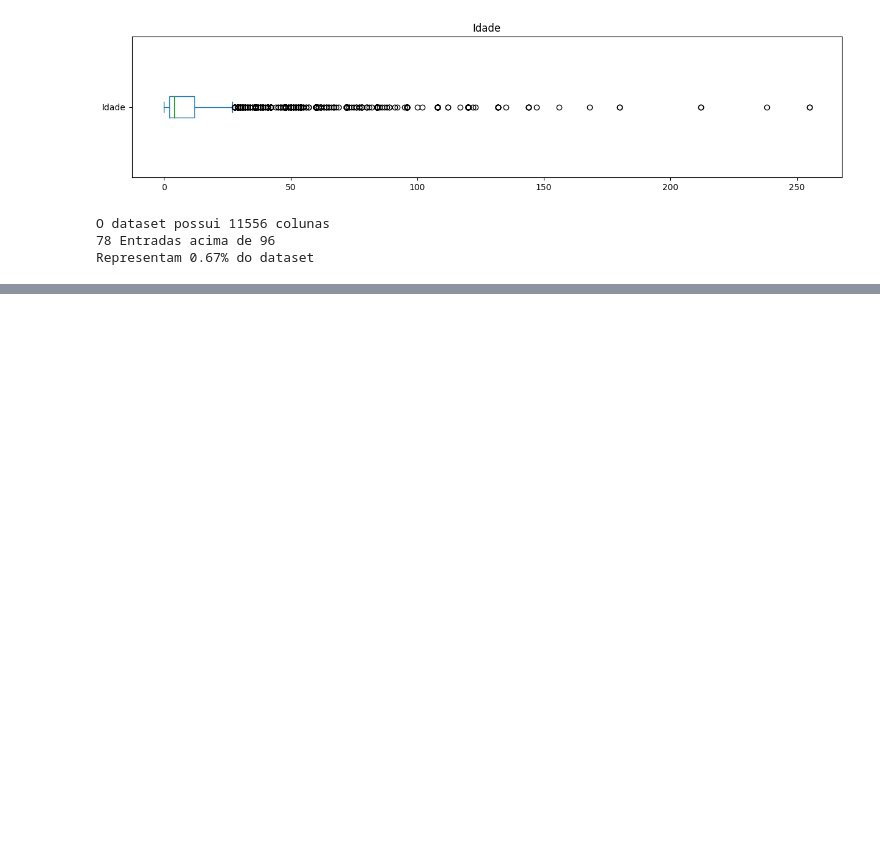
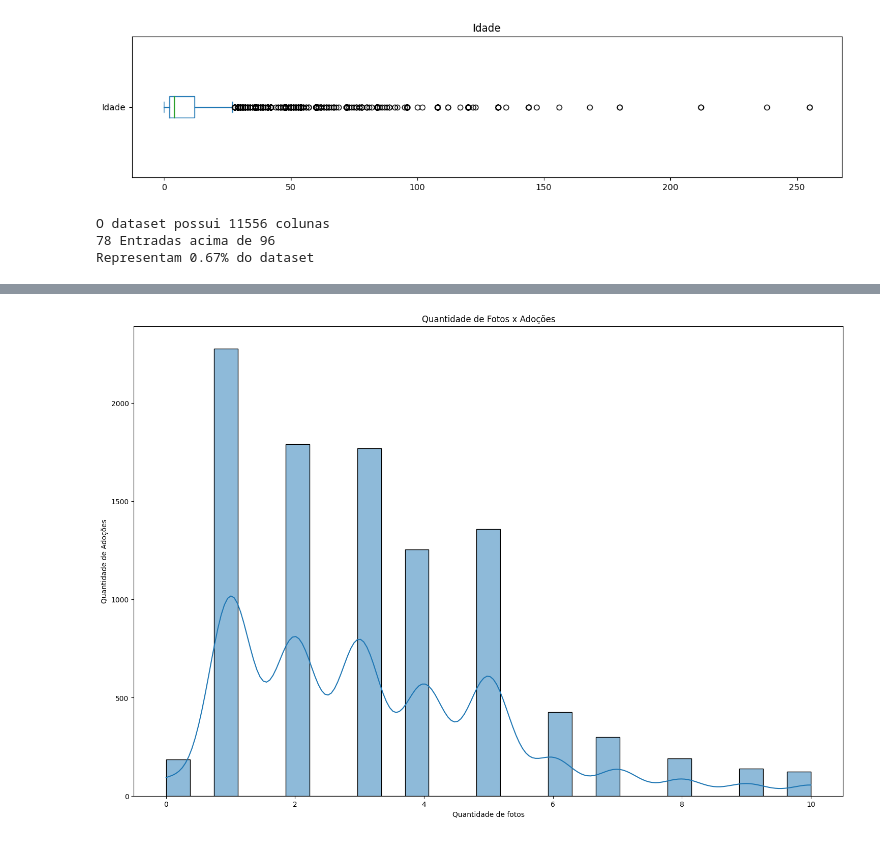
Before and after one commit to leaop/Graduation, a Jupyter notebook: 3 semestre/analise de dados/prova_pet.ipynb, the cells around one changed output, grey strips where cells are left out. Drawn from its saved outputs; the diff is of its cells as text; code cells hidden in the pictures; blank space fills up the shorter version.

```diff
--- a/3 semestre/analise de dados/prova_pet.ipynb
+++ b/3 semestre/analise de dados/prova_pet.ipynb
@@ -326,3 +341,11 @@ print("Representam {:.2f}% do dataset".format((len(df[df.Idade > 96]) / df.shape
 O dataset possui 11556 colunas
 78 Entradas acima de 96
 Representam 0.67% do dataset
+# %%
+df_clean = df.copy()
+
+df_clean.drop(df_clean[df_clean.Idade > 27].index, axis=0, inplace=True)
+df_clean.drop(df_clean[df_clean.QuantidadeFotos > 10].index, axis=0, inplace=True)
+
+print('Shape antes da limpeza: ', df.shape)
+print('Shape após a limpeza: ',df_clean.shape)
@@ -341,0 +368,13 @@ NameError: name 'plt' is not defined
+# %%
+fig, ax = plt.subplots(figsize=(18, 12))
+
+
+sns.histplot(data=df_clean, x='QuantidadeFotos', ax=ax, kde=True)
+ax.set_title('Quantidade de Fotos x Adoções')
+ax.set_xlabel('Quantidade de fotos')
+ax.set_ylabel('Quantidade de Adoções')
+
+# Mostra os gráficos
+plt.show()
+# %% [output]
+[figure, added]
```
Also changed, not shown: parts of 6 cells of this notebook.
